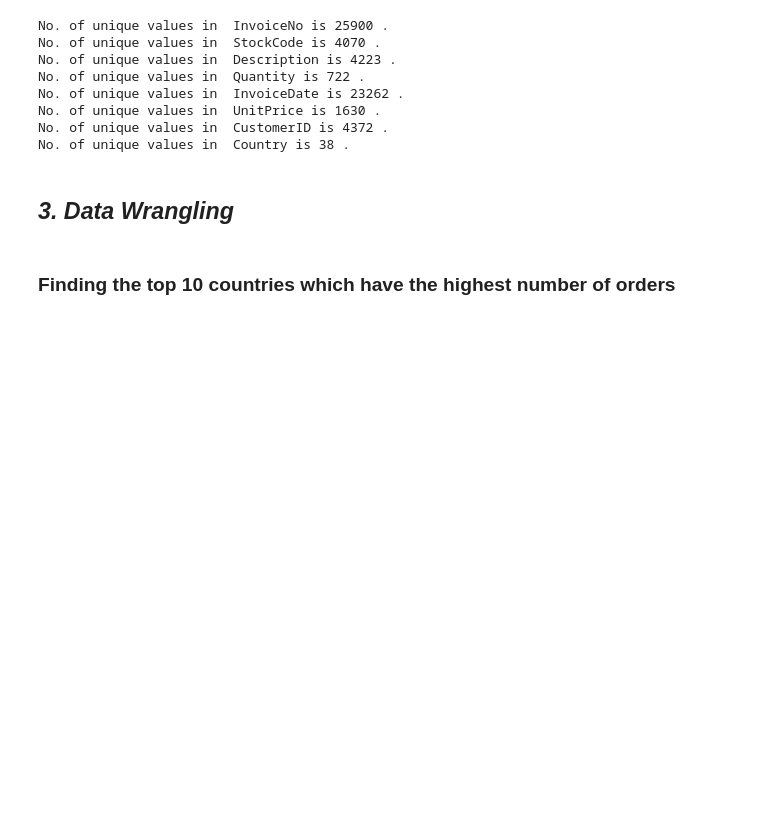
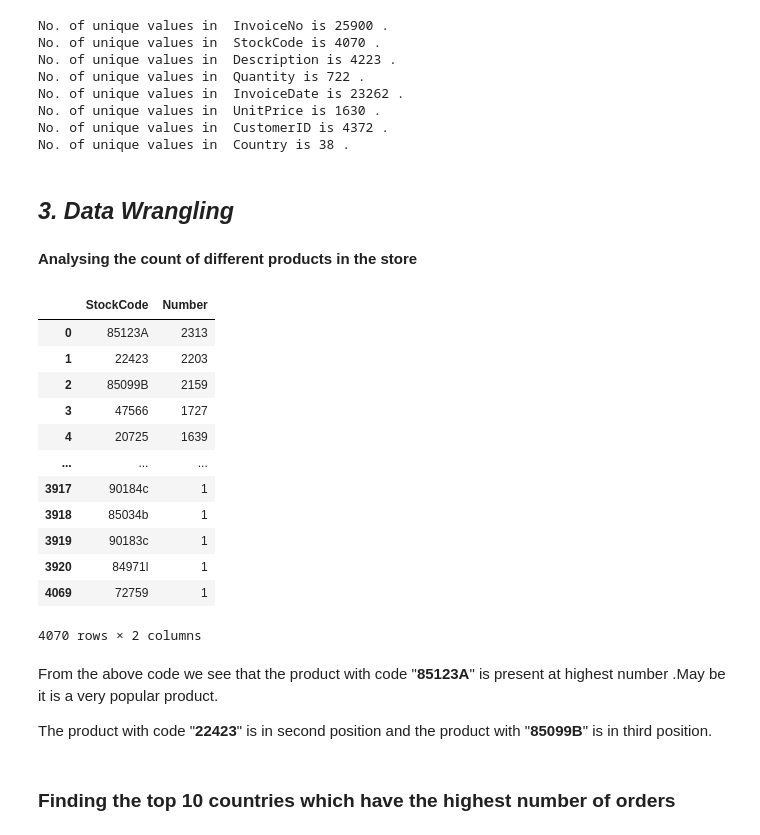
Before and after one commit to 1991Ab/Capstone-Project-4-Online-Retail-Customer-Segmentation, a Jupyter notebook: Online_Retail_Customer_Segmentation.ipynb, the cells around one changed output. Drawn from its saved outputs; the diff is of its cells as text; code cells hidden in the pictures; blank space fills up the shorter version.

```diff
--- a/Online_Retail_Customer_Segmentation.ipynb
+++ b/Online_Retail_Customer_Segmentation.ipynb
@@ -386,6 +386,29 @@ No. of unique values in  CustomerID is 4372 .
 No. of unique values in  Country is 38 .
 # %% [markdown]
 ## ***3. Data Wrangling***
+# %% [markdown]
+**Analysing the count of different products in the store**
+# %%
+product_num=df["StockCode"].value_counts().reset_index().sort_values(by="StockCode" , ascending=False).rename(columns={"index" : "StockCode" , "StockCode" : "Number"})
+product_num
+# %% [output]
+|  | StockCode | Number |
+| 0 | 85123A | 2313 |
+| 1 | 22423 | 2203 |
+| 2 | 85099B | 2159 |
+| 3 | 47566 | 1727 |
+| 4 | 20725 | 1639 |
+| ... | ... | ... |
+| 3917 | 90184c | 1 |
+| 3918 | 85034b | 1 |
+| 3919 | 90183c | 1 |
+| 3920 | 84971l | 1 |
+| 4069 | 72759 | 1 |
+4070 rows × 2 columns
+# %% [markdown]
+From the above code we see that the product with code "**85123A**" is present at highest number .May be it is a very popular product.
+
+The product with code "**22423**" is in second position and the product with "**85099B**" is in third position.
 # %% [markdown]
 ### **Finding the top 10 countries which have the highest number of orders**
 # %% [markdown]
```
Also changed, not shown: parts of 4 cells of this notebook.
